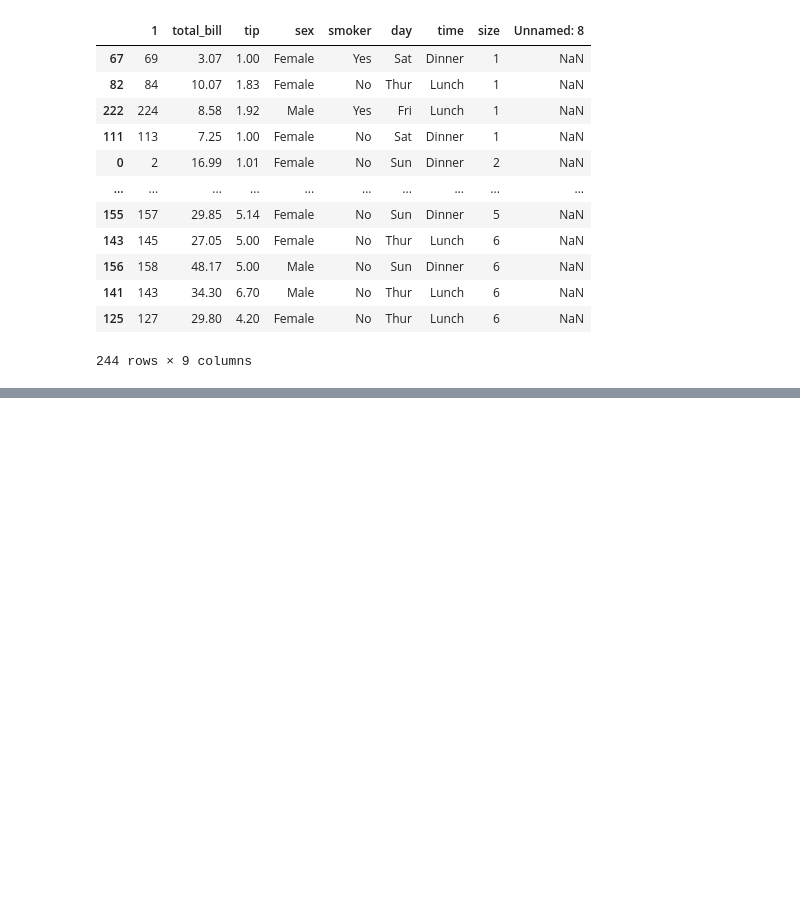
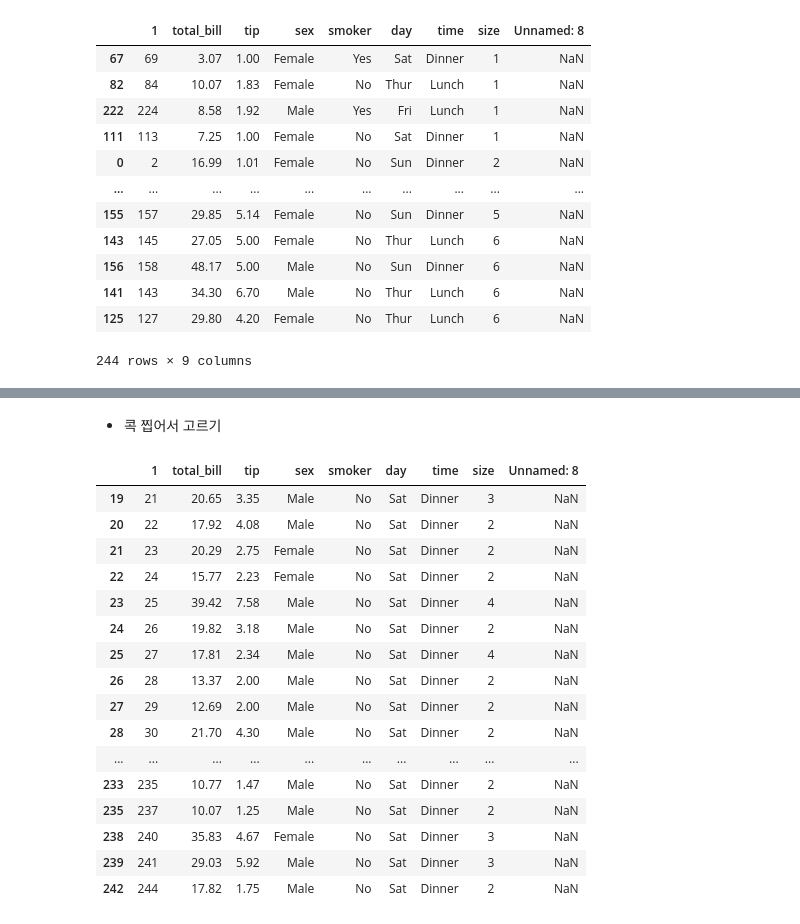
Before and after one commit to joshuajhchoi/ai2learn, a Jupyter notebook: 파이썬_처음하는_분들을_위한_8시간_만에_이해하는_머신_러닝_기초_수업_(7)_Pandas_기본_이해.ipynb, the cells around one changed output, grey strips where cells are left out. Saved outputs shown, nothing was run; the diff lists cells and outputs as text; code cells hidden in the pictures; blank space fills up the shorter version.

```diff
--- a/파이썬_처음하는_분들을_위한_8시간_만에_이해하는_머신_러닝_기초_수업_(7)_Pandas_기본_이해.ipynb
+++ b/파이썬_처음하는_분들을_위한_8시간_만에_이해하는_머신_러닝_기초_수업_(7)_Pandas_기본_이해.ipynb
@@ -139,0 +250,22 @@ tips.sort_values('size', ascending=True)
+# %% [markdown]
+* 콕 찝어서 고르기
+# %%
+tips[(tips.day == 'Sat') & (tips.time == 'Dinner') & (tips.smoker == 'No')]
+# %% [output]
+|  | 1 | total_bill | tip | sex | smoker | day | time | size | Unnamed: 8 |
+| 19 | 21 | 20.65 | 3.35 | Male | No | Sat | Dinner | 3 | NaN |
+| 20 | 22 | 17.92 | 4.08 | Male | No | Sat | Dinner | 2 | NaN |
+| 21 | 23 | 20.29 | 2.75 | Female | No | Sat | Dinner | 2 | NaN |
+| 22 | 24 | 15.77 | 2.23 | Female | No | Sat | Dinner | 2 | NaN |
+| 23 | 25 | 39.42 | 7.58 | Male | No | Sat | Dinner | 4 | NaN |
+| 24 | 26 | 19.82 | 3.18 | Male | No | Sat | Dinner | 2 | NaN |
+| 25 | 27 | 17.81 | 2.34 | Male | No | Sat | Dinner | 4 | NaN |
+| 26 | 28 | 13.37 | 2.00 | Male | No | Sat | Dinner | 2 | NaN |
+| 27 | 29 | 12.69 | 2.00 | Male | No | Sat | Dinner | 2 | NaN |
+| 28 | 30 | 21.70 | 4.30 | Male | No | Sat | Dinner | 2 | NaN |
+| ... | ... | ... | ... | ... | ... | ... | ... | ... | ... |
+| 233 | 235 | 10.77 | 1.47 | Male | No | Sat | Dinner | 2 | NaN |
+| 235 | 237 | 10.07 | 1.25 | Male | No | Sat | Dinner | 2 | NaN |
+| 238 | 240 | 35.83 | 4.67 | Female | No | Sat | Dinner | 3 | NaN |
+| 239 | 241 | 29.03 | 5.92 | Male | No | Sat | Dinner | 3 | NaN |
+| 242 | 244 | 17.82 | 1.75 | Male | No | Sat | Dinner | 2 | NaN |
```
Also changed, not shown: parts of 17 cells of this notebook.
